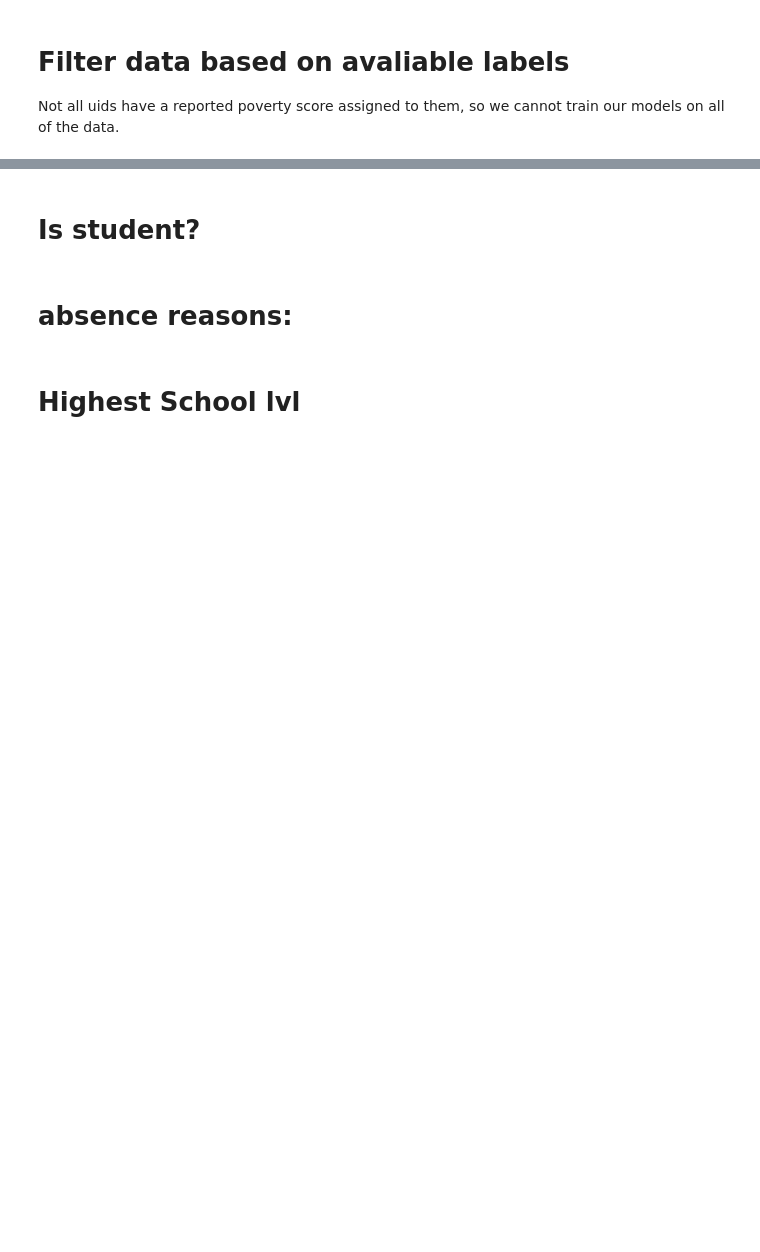
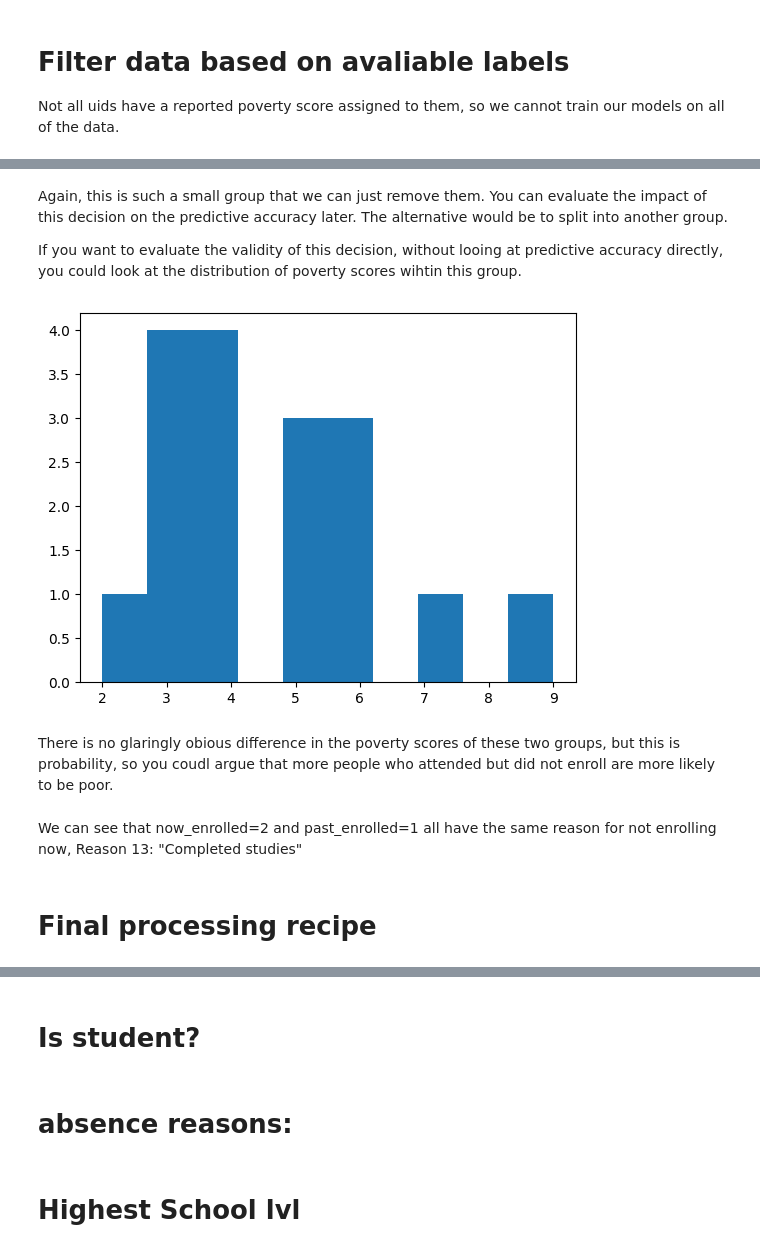
Before and after one commit to jbellogo/Classification, a Jupyter notebook: X_train.ipynb, the cells around one changed output, grey strips where cells are left out. Saved outputs shown, nothing was run; the diff lists cells and outputs as text; code cells hidden in the pictures; blank space fills up the shorter version.

```diff
--- a/X_train.ipynb
+++ b/X_train.ipynb
@@ -69,0 +184,3 @@ hh = hh.merge(poverty[['uid', 'poverty_score']], on='uid', how='left')
+# %%
+# attended school now becomes redundant
+ed = ed.drop(columns=['attended_school'])
@@ -69,0 +208,5 @@ hh = hh.merge(poverty[['uid', 'poverty_score']], on='uid', how='left')
+# %%
+# All we need to do is convert to categorical
+CATEGORIES = 10
+ed['highest_school_lvl'] = pd.Categorical(ed['highest_school_lvl'],
+                                          categories=list(range(1, CATEGORIES)))
@@ -69,0 +285,4 @@ hh = hh.merge(poverty[['uid', 'poverty_score']], on='uid', how='left')
+# %%
+# Making some assumptions for past_attending, past_not_attend_reason, past_not_enroll_reason
+# Can evaluate/tune later.
+ed = ed.drop(columns=['now_attending', 'past_attending', 'now_not_attend_reason', 'past_not_attend_reason'])
@@ -69,0 +291,12 @@ hh = hh.merge(poverty[['uid', 'poverty_score']], on='uid', how='left')
+# %%
+# Both have no NaNs to worry about
+assert(len(ed.loc[ed['now_enrolled'].isna()])==0)
+assert(len(ed.loc[ed['past_enrolled'].isna()])==0)
+
+# Check when they differ and the reason why
+group3 = ed.loc[ed['now_enrolled'].ne(ed['past_enrolled']),
+       ['uid',
+        'now_enrolled', 'past_enrolled',
+        'now_not_enroll_reason', 'past_not_enroll_reason',
+        'poverty_score']]
+group3
@@ -69,0 +322,16 @@ hh = hh.merge(poverty[['uid', 'poverty_score']], on='uid', how='left')
+# %% [markdown]
+Again, this is such a small group that we can just remove them.
+You can evaluate the impact of this decision on the predictive accuracy later.
+The alternative would be to split into another group.
+
+If you want to evaluate the validity of this decision, without looing at predictive accuracy directly, you could look at the distribution of poverty scores wihtin this group.
+# %%
+plt.hist(group3['poverty_score'])
+plt.show()
+# %% [output]
+[figure, added]
+# %% [markdown]
+There is no glaringly obious difference in the poverty scores of these two groups, but this is probability, so you coudl argue that more people who attended but did not enroll are more likely to be poor.
+# %% [markdown]
+We can see that now_enrolled=2 and past_enrolled=1 all have the same reason for not enrolling now,
+Reason 13: "Completed studies"
@@ -70 +353,3 @@ hh = hh.merge(poverty[['uid', 'poverty_score']], on='uid', how='left')
+# %% [markdown]
+# Final processing recipe
 # %%
```
Also changed, not shown: parts of 48 cells of this notebook.
